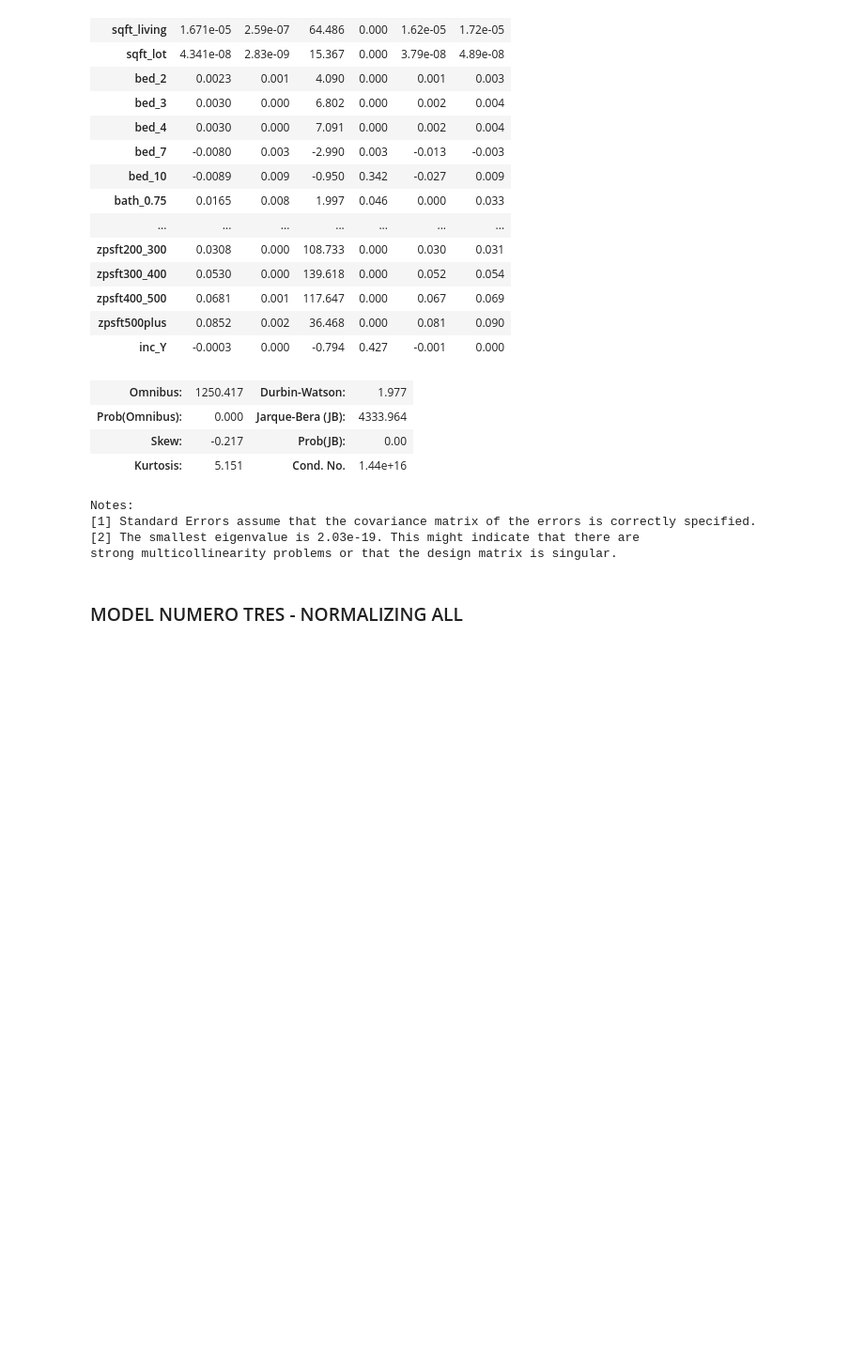
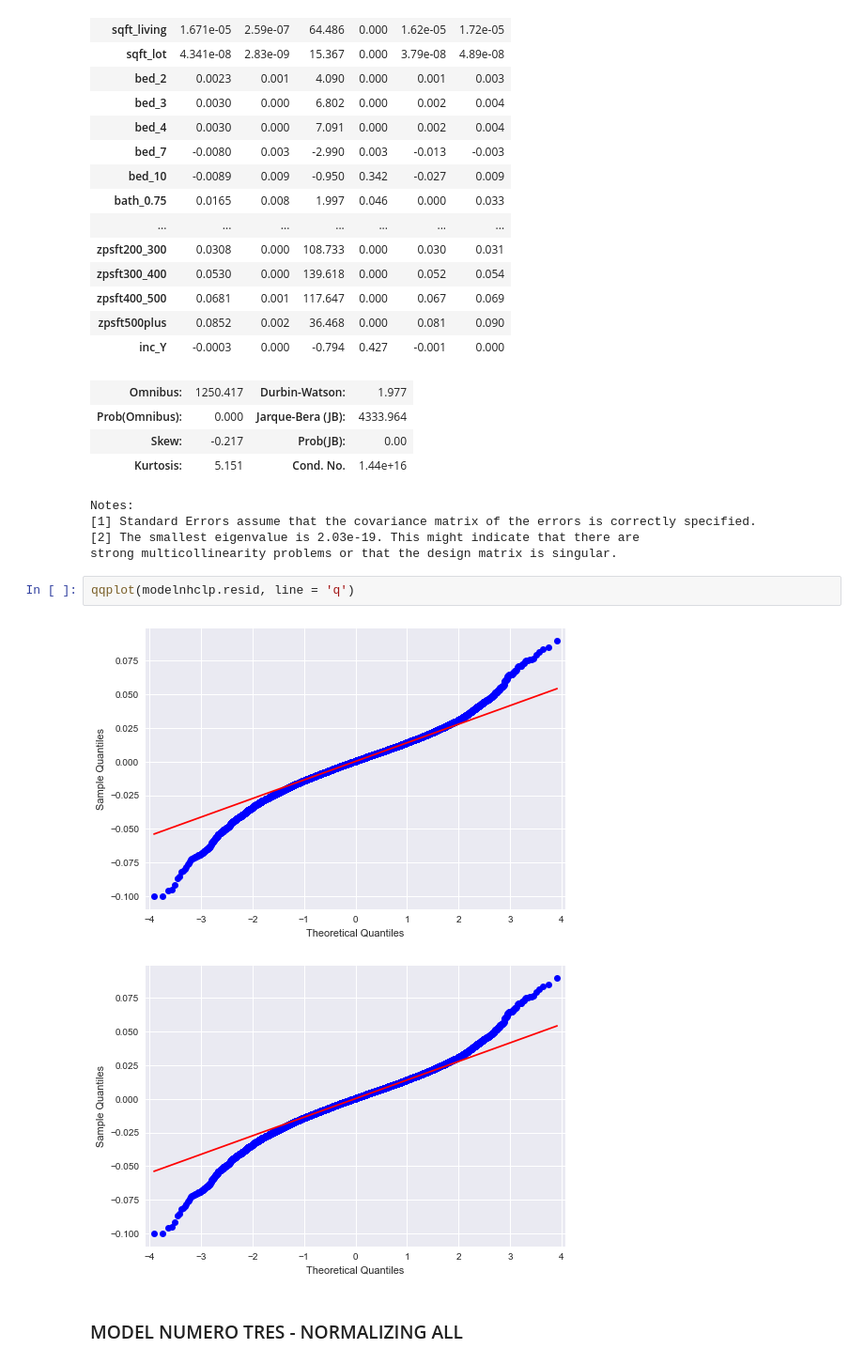
Before and after one commit to Luv2bnanook44/phase_2_project_quanggang, a Jupyter notebook: notebooks/jamie_notebook.ipynb, the cells around one changed output. Shown at 94% size. Cells and saved outputs as stored; diff of their text form; blank space fills up the shorter version.

Commit message:
first qqplot

```diff
--- a/notebooks/jamie_notebook.ipynb
+++ b/notebooks/jamie_notebook.ipynb
@@ -1267,5 +1269,10 @@ Notes:
 [1] Standard Errors assume that the covariance matrix of the errors is correctly specified.
 [2] The smallest eigenvalue is 2.03e-19. This might indicate that there are
 strong multicollinearity problems or that the design matrix is singular.
+# %%
+qqplot(modelnhclp.resid, line = 'q')
+# %% [output]
+[figure, added]
+[figure, added]
 # %% [markdown]
 ### MODEL NUMERO TRES - NORMALIZING ALL
```
Also changed, not shown: parts of 1 cell of this notebook.
